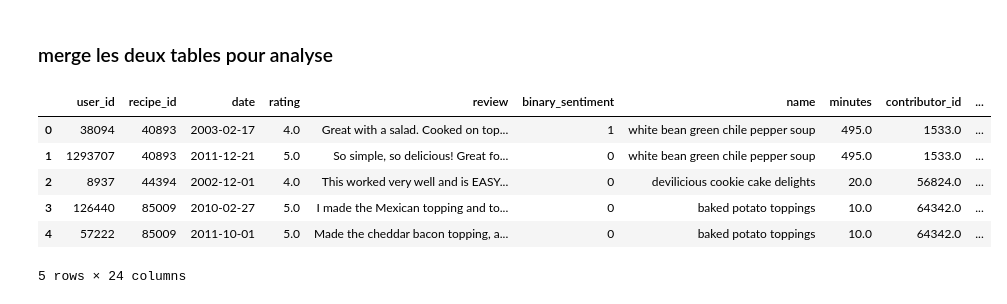
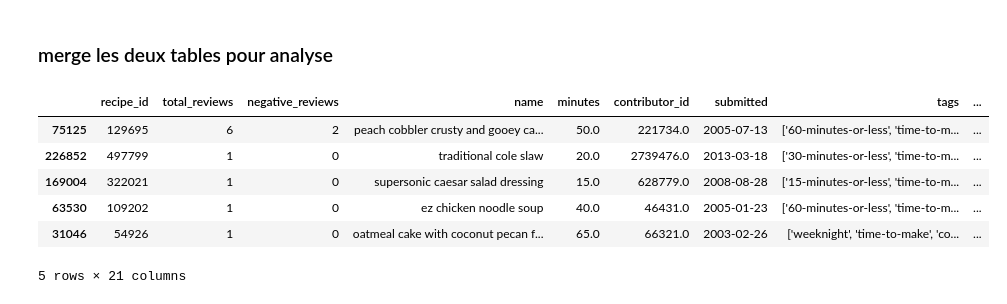
Before and after one commit to DjNaGuRo/MangeTaMain, a Jupyter notebook: notebooks/data_cleaning.ipynb, the cells around one changed output. Saved outputs shown, nothing was run; the diff lists cells and outputs as text; code cells hidden in the pictures.

```diff
--- a/notebooks/data_cleaning.ipynb
+++ b/notebooks/data_cleaning.ipynb
@@ -462,15 +462,18 @@ save_cleaned_datasets(data_interactions, file_name="interactions_cleaned")
 # rename la colonne 'id' en 'recipe_id' pour merge les deux tables
 data_recipes_cleaned = data_recipes_cleaned.rename(columns={'id': 'recipe_id'})
 merged_df = merge_datasets(recipe_sentiment, data_recipes_cleaned)
+# %%
+#suppression des lignes avec des valeurs manquantes après le merge
+merged_df = merged_df.dropna()
 # %%
-merged_df.head()
+merged_df.sample(5)
 # %% [output]
-|  | user_id | recipe_id | date | rating | review | binary_sentiment | name | minutes | contributor_id | ... |
-| 0 | 38094 | 40893 | 2003-02-17 | 4.0 | Great with a salad. Cooked on top... | 1 | white bean green chile pepper soup | 495.0 | 1533.0 | ... |
-| 1 | 1293707 | 40893 | 2011-12-21 | 5.0 | So simple, so delicious! Great fo... | 0 | white bean green chile pepper soup | 495.0 | 1533.0 | ... |
-| 2 | 8937 | 44394 | 2002-12-01 | 4.0 | This worked very well and is EASY... | 0 | devilicious cookie cake delights | 20.0 | 56824.0 | ... |
-| 3 | 126440 | 85009 | 2010-02-27 | 5.0 | I made the Mexican topping and to... | 0 | baked potato toppings | 10.0 | 64342.0 | ... |
-| 4 | 57222 | 85009 | 2011-10-01 | 5.0 | Made the cheddar bacon topping, a... | 0 | baked potato toppings | 10.0 | 64342.0 | ... |
+|  | recipe_id | total_reviews | negative_reviews | name | minutes | contributor_id | submitted | tags | ... |
+| 75125 | 129695 | 6 | 2 | peach cobbler crusty and gooey ca... | 50.0 | 221734.0 | 2005-07-13 | ['60-minutes-or-less', 'time-to-m... | ... |
+| 226852 | 497799 | 1 | 0 | traditional cole slaw | 20.0 | 2739476.0 | 2013-03-18 | ['30-minutes-or-less', 'time-to-m... | ... |
+| 169004 | 322021 | 1 | 0 | supersonic caesar salad dressing | 15.0 | 628779.0 | 2008-08-28 | ['15-minutes-or-less', 'time-to-m... | ... |
+| 63530 | 109202 | 1 | 0 | ez chicken noodle soup | 40.0 | 46431.0 | 2005-01-23 | ['60-minutes-or-less', 'time-to-m... | ... |
+| 31046 | 54926 | 1 | 0 | oatmeal cake with coconut pecan f... | 65.0 | 66321.0 | 2003-02-26 | ['weeknight', 'time-to-make', 'co... | ... |
-5 rows × 24 columns
+5 rows × 21 columns
 # %%
 #drop les colonnes inutiles
```
Also changed, not shown: parts of 4 cells of this notebook, 5 other files.
